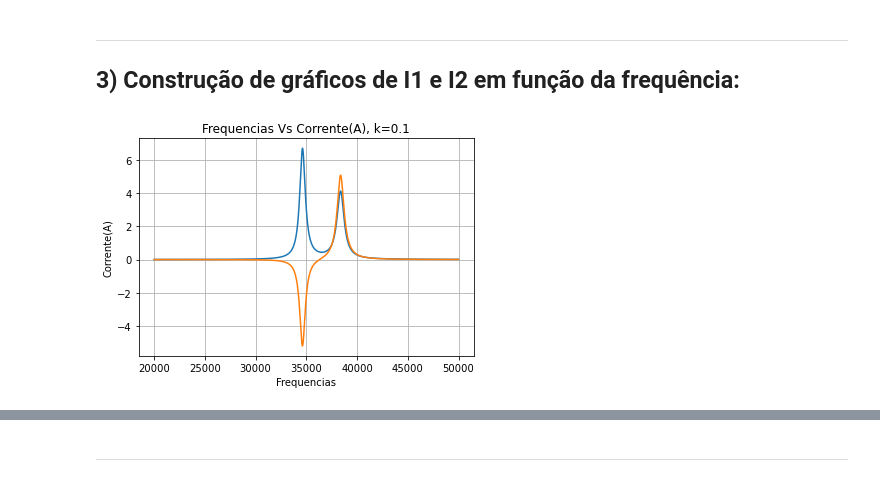
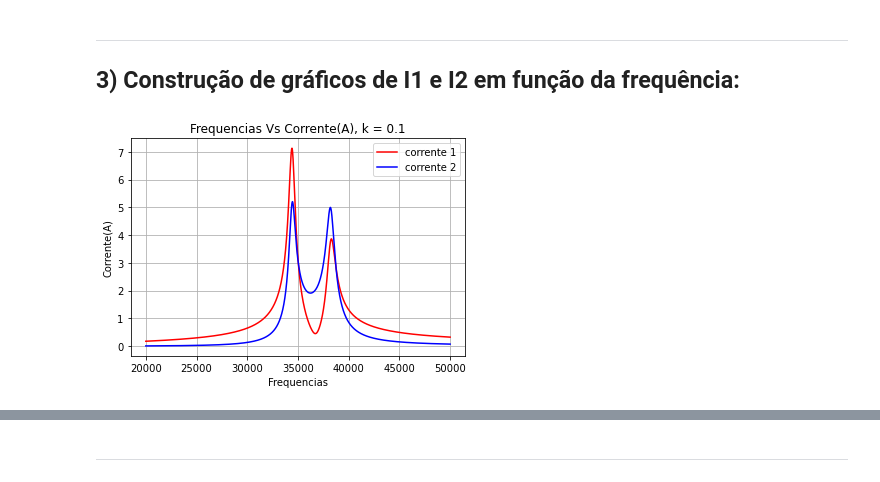
Before and after one commit to Gabrielamb2/eletromag, a Jupyter notebook: Projeto.ipynb, the cells around one changed output, grey strips where cells are left out. Saved outputs shown, nothing was run; the diff lists cells and outputs as text; code cells hidden in the pictures.

```diff
--- a/Projeto.ipynb
+++ b/Projeto.ipynb
@@ -10,12 +10,12 @@ import matplotlib.pyplot as plt
 # %%
 #---------------------------------------------------VARIAVEIS-----------------------------------------------------------
 # primario
-r1 = 0.8
-l1 = 196.2 * 10**(-6)
+r1 = 0.8 #freq 36kHz
+l1 = 199.5 * 10**(-6) #freq 36kHz
 c1 = 0.1 * 10**(-6)
 #secundario
-r2 = 0.8
-l2 = 187.2 * 10**(-6)
+r2 = 0.8 #freq 36kHz
+l2 = 187.6 * 10**(-6) #freq 36kHz
 c2 = 0.1 * 10**(-6)
 rc = 9860
 #outros
@@ -83,17 +102,21 @@ ___
 # %%
 valores_freq = np.arange(2*10**4, 5*10**4, 0.5).tolist()
 lista_i1 = []
 lista_i2 = []
+lista_maior = []
 for frequencias in valores_freq:
     i1,i2,xeq = CalcularTransformador(v1,rc,r1,frequencias,k,r2)
-    lista_i1.append(i1)
-    lista_i2.append(i2)
+    lista_i1.append(abs(i1))
+    lista_i2.append(abs(i2))
+    if frequencias>35000:
+        lista_maior.append(abs(i2))
 
-plt.plot(valores_freq,lista_i1)
-plt.plot(valores_freq,lista_i2)
+plt.plot(valores_freq,lista_i1, "r", label='corrente 1')
+plt.plot(valores_freq,lista_i2, "b", label='corrente 2')
 plt.xlabel("Frequencias")
 plt.ylabel("Corrente(A)")
-plt.title("Frequencias Vs Corrente(A), k=0.1")
+plt.title("Frequencias Vs Corrente(A), k = 0.1")
+plt.legend()
 plt.grid()
 # %% [output]
-[figure, old version]
+[figure, new version]
```
Also changed, not shown: parts of 27 cells of this notebook, 1 other file.
